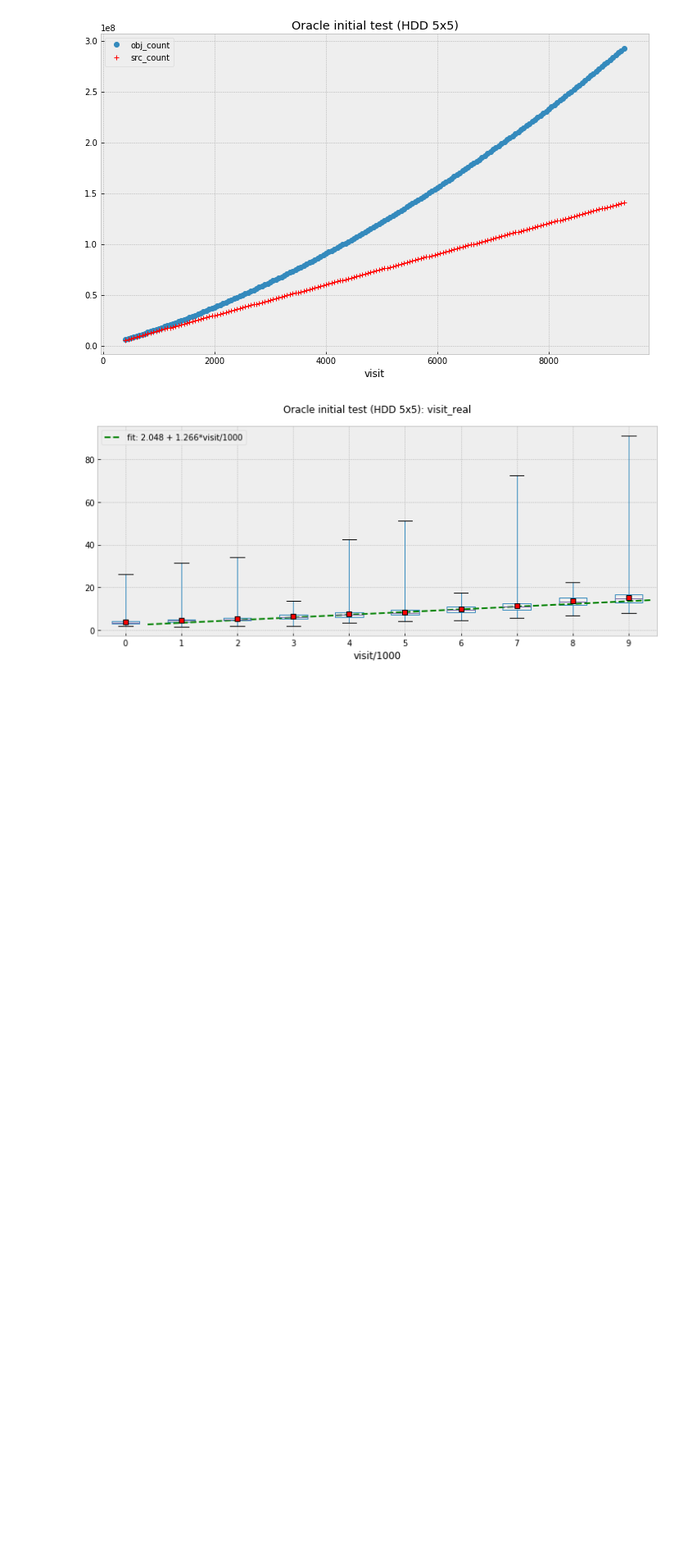
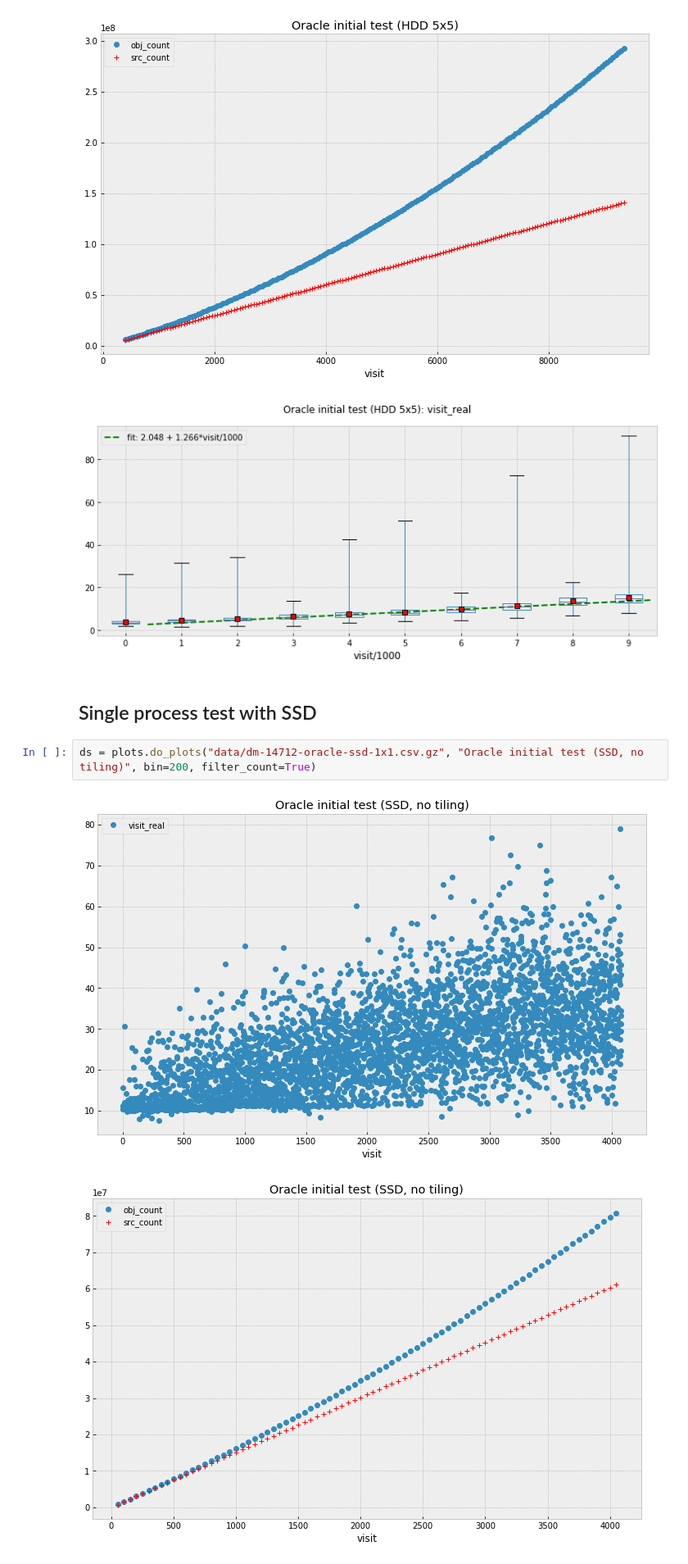
Before and after one commit to lsst-dm/l1dbproto-notebooks, a Jupyter notebook: DM-14712 Oracle initial test.ipynb, the cells around one changed output. Shown at 82% size. Saved outputs shown, nothing was run; the diff lists cells and outputs as text; blank space fills up the shorter version.

Commit message:
Updated Oracle notebook

```diff
--- a/DM-14712 Oracle initial test.ipynb
+++ b/DM-14712 Oracle initial test.ipynb
@@ -14,3 +14,10 @@ ds = plots.do_plots("data/dm-14712-oracle-hdd-5x5.csv.gz", "Oracle initial test
 [figure]
 [figure]
 [figure]
+# %% [markdown]
+## Single process test with SSD
+# %%
+ds = plots.do_plots("data/dm-14712-oracle-ssd-1x1.csv.gz", "Oracle initial test (SSD, no tiling)", bin=200, filter_count=True)
+# %% [output]
+[figure, added]
+[figure, added]
```
Also changed, not shown: parts of 6 cells of this notebook.
